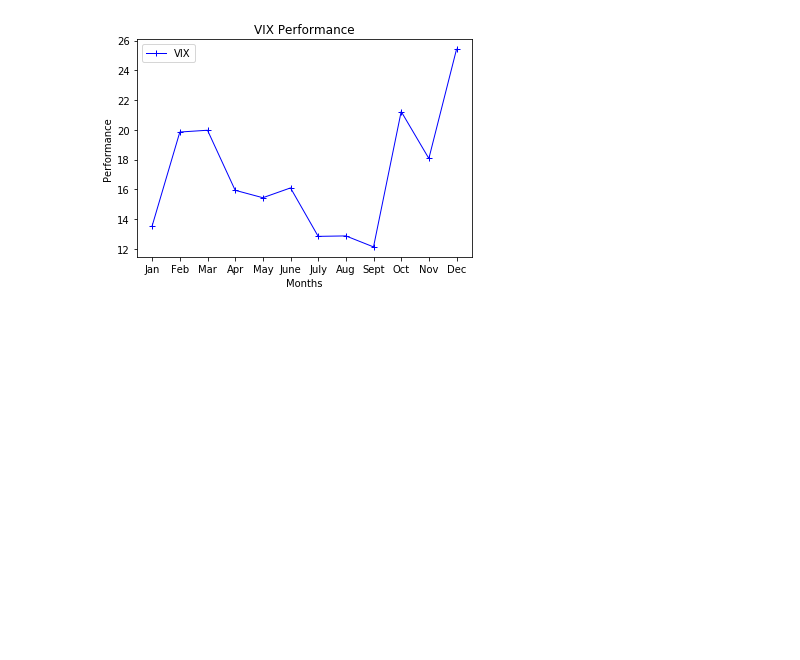
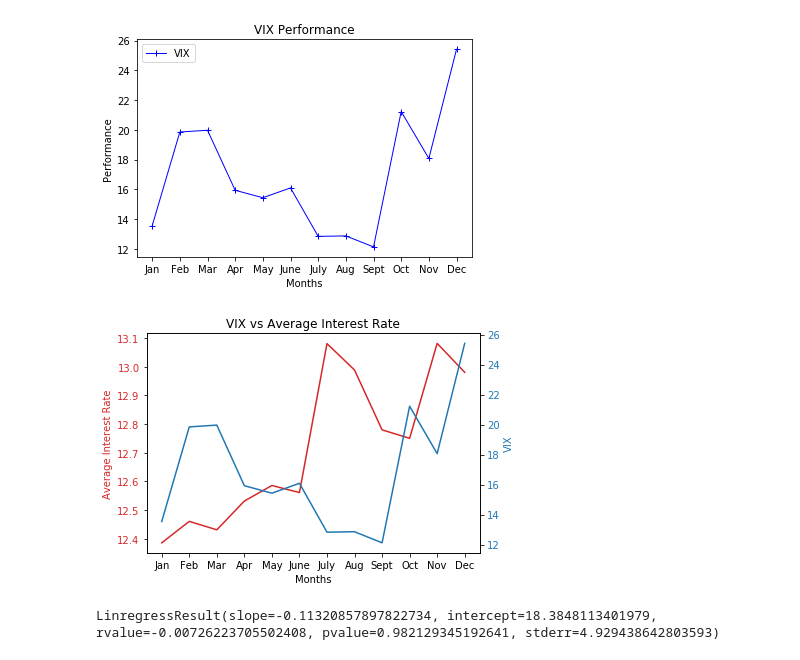
Before and after one commit to Ironbark427/Team-1, a Jupyter notebook: Project.ipynb, the cells around one changed output. Saved outputs shown, nothing was run; the diff lists cells and outputs as text; code cells hidden in the pictures; blank space fills up the shorter version.

```diff
--- a/Project.ipynb
+++ b/Project.ipynb
@@ -346,3 +347,35 @@ plt.savefig("T Part/VIX.png")
 plt.show()
 # %% [output]
 [figure]
+# %%
+#Comparing VIX vs the Average interest rate
+fig, ax1 = plt.subplots()
+plt.title("VIX vs Average Interest Rate")
+color = 'tab:red'
+ax1.set_xlabel('Months')
+ax1.set_ylabel('Average Interest Rate', color=color)
+ax1.plot(Months, interest_rate_mean, color=color)
+ax1.tick_params(axis='y', labelcolor=color)
+
+ax2 = ax1.twinx()
+
+color = 'tab:blue'
+ax2.set_ylabel('VIX', color=color)
+ax2.plot(Months, vix, color=color)
+ax2.tick_params(axis='y', labelcolor=color)
+
+
+#ax3 = ax1.twinx()
+#color = 'tab:green'
+#ax3.set_ylabel('DOW', color=color)
+#ax3.plot(Months, close, color=color)
+#ax3.tick_params(axis='y', labelcolor=color)
+
+fig.tight_layout()
+plt.show()
+# %% [output]
+[figure, added]
+# %%
+linregress(interest_rate_mean,vix)
+# %% [output]
+LinregressResult(slope=-0.11320857897822734, intercept=18.3848113401979, rvalue=-0.00726223705502408, pvalue=0.982129345192641, stderr=4.929438642803593)
```
Also changed, not shown: parts of 11 cells of this notebook, 4 other files.
